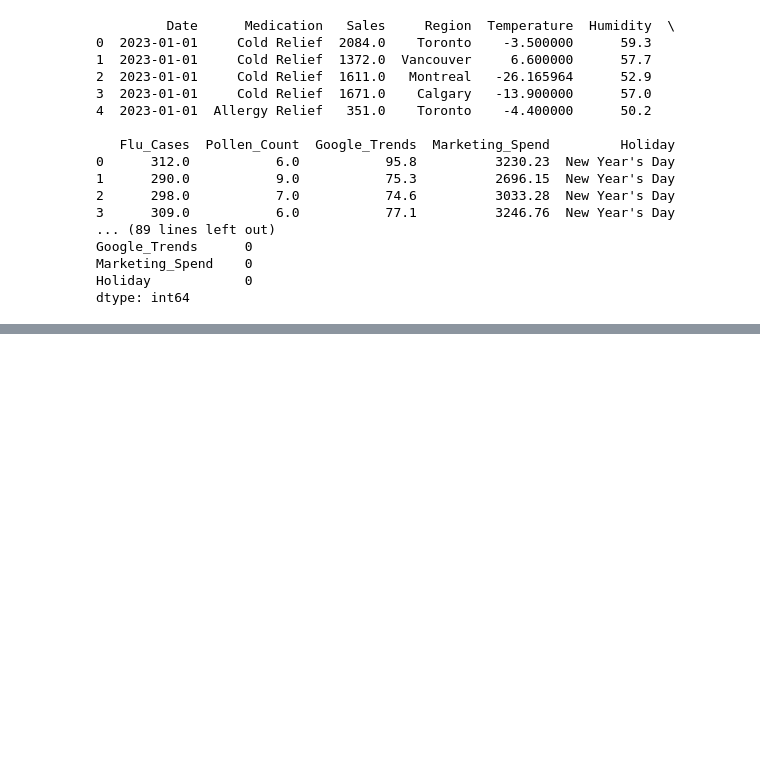
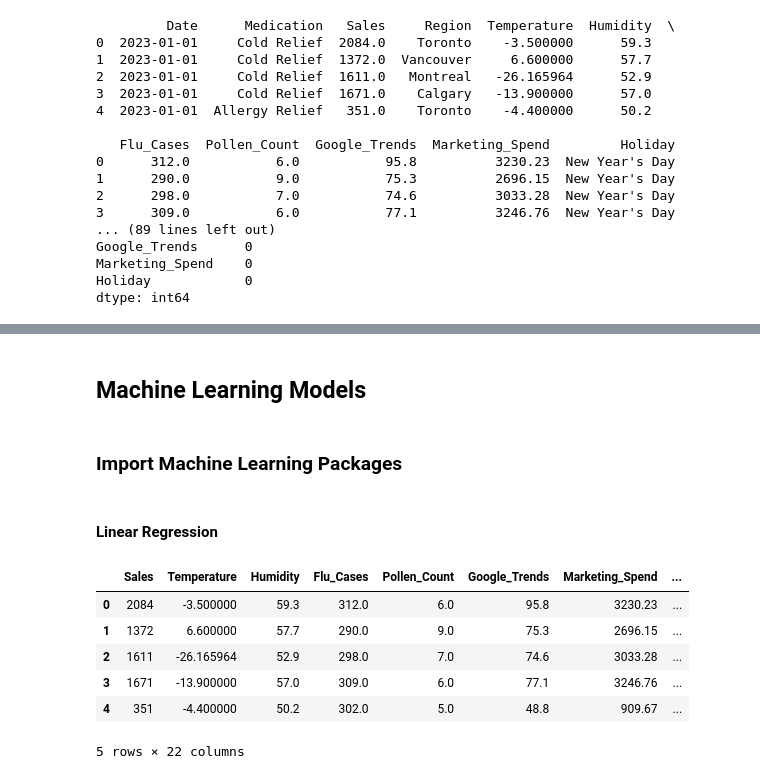
Before and after one commit to tenzingyaltsen/medication_demand_prediction, a Jupyter notebook: script.ipynb, the cells around one changed output, grey strips where cells are left out. Saved outputs shown, nothing was run; the diff lists cells and outputs as text; code cells hidden in the pictures; blank space fills up the shorter version.

```diff
--- a/script.ipynb
+++ b/script.ipynb
@@ -114,10 +344,6 @@ EDA(df)
 # %%
 # Preprocessing steps. Create a fresh copy of the data.
 df_preprocessed = df.copy()
-# First convert 'Date' column to datetime type for month_name() function.
-df_preprocessed['Date'] = pd.to_datetime(df_preprocessed['Date'])
-# Extract month name into a new 'Month' column. Keep 'Date' column in case of future analyses.
-df_preprocessed['Month'] = df_preprocessed['Date'].dt.month_name()
 # Binarize 'Holiday' column. First fill null values with an empty string for later recognition.
 df_preprocessed['Holiday'] = df_preprocessed['Holiday'].fillna('')
 # Define a function to classify the holiday as either a holiday or not.
@@ -128,6 +354,7 @@ def binarize_holiday(x):
         return 'Not a Holiday'
 # Apply the function to each value in the 'Holiday' column.
 df_preprocessed['Holiday'] = df_preprocessed['Holiday'].apply(binarize_holiday)
+
 # Round down all values in the 'Sales' column as they intended to be whole number integers but some are floats.
 df_preprocessed['Sales'] = np.floor(df_preprocessed['Sales']).astype(int)
 # View changes for the first few rows to ensure changes have taken effect.
@@ -232,0 +458,4 @@ print(200/11)
+# %% [markdown]
+## **Machine Learning Models**
+# %% [markdown]
+### **Import Machine Learning Packages**
@@ -232,0 +488,33 @@ print(200/11)
+# %% [markdown]
+#### **Linear Regression**
+# %%
+# 1. Select the categorical columns that we’ll need to encode.
+# These are non-numeric features that the model wont be able to understand as-is.
+cat_col = ['Medication', 'Region', 'Season', 'Holiday']
+
+# 2. Apply one-hot encoding to convert the categorical variables into numerical format.
+# This just creates new columns (0s and 1s) to represent each category — super important for making these usable in the model.
+onehotencoder = OneHotEncoder(sparse_output=False)
+one_hot_encoded = onehotencoder.fit_transform(df_clean[cat_col])
+one_hot_df = pd.DataFrame(one_hot_encoded, columns=onehotencoder.get_feature_names_out(cat_col))
+
+# 3. Dropping the original categorical columns (since we’ve already encoded them), plus Date and Month.
+# These aren't useful for our model in their current form.
+drop_cols = cat_col + ['Date']
+if 'Month' in df_clean.columns:
+    drop_cols.append('Month')
+# Put it all together. Keep the rest of the numeric columns and add in the new one-hot encoded ones.
+df_sklearn_encoded = pd.concat([
+    df_clean.drop(columns=drop_cols).reset_index(drop=True),
+    one_hot_df.reset_index(drop=True)
+], axis=1)
+# Check how the new encoded dataframe looks.
+df_sklearn_encoded.head()
+# %% [output]
+|  | Sales | Temperature | Humidity | Flu_Cases | Pollen_Count | Google_Trends | Marketing_Spend | ... |
+| 0 | 2084 | -3.500000 | 59.3 | 312.0 | 6.0 | 95.8 | 3230.23 | ... |
+| 1 | 1372 | 6.600000 | 57.7 | 290.0 | 9.0 | 75.3 | 2696.15 | ... |
+| 2 | 1611 | -26.165964 | 52.9 | 298.0 | 7.0 | 74.6 | 3033.28 | ... |
+| 3 | 1671 | -13.900000 | 57.0 | 309.0 | 6.0 | 77.1 | 3246.76 | ... |
+| 4 | 351 | -4.400000 | 50.2 | 302.0 | 5.0 | 48.8 | 909.67 | ... |
+5 rows × 22 columns
```
Also changed, not shown: parts of 67 cells of this notebook, 7 other files.
